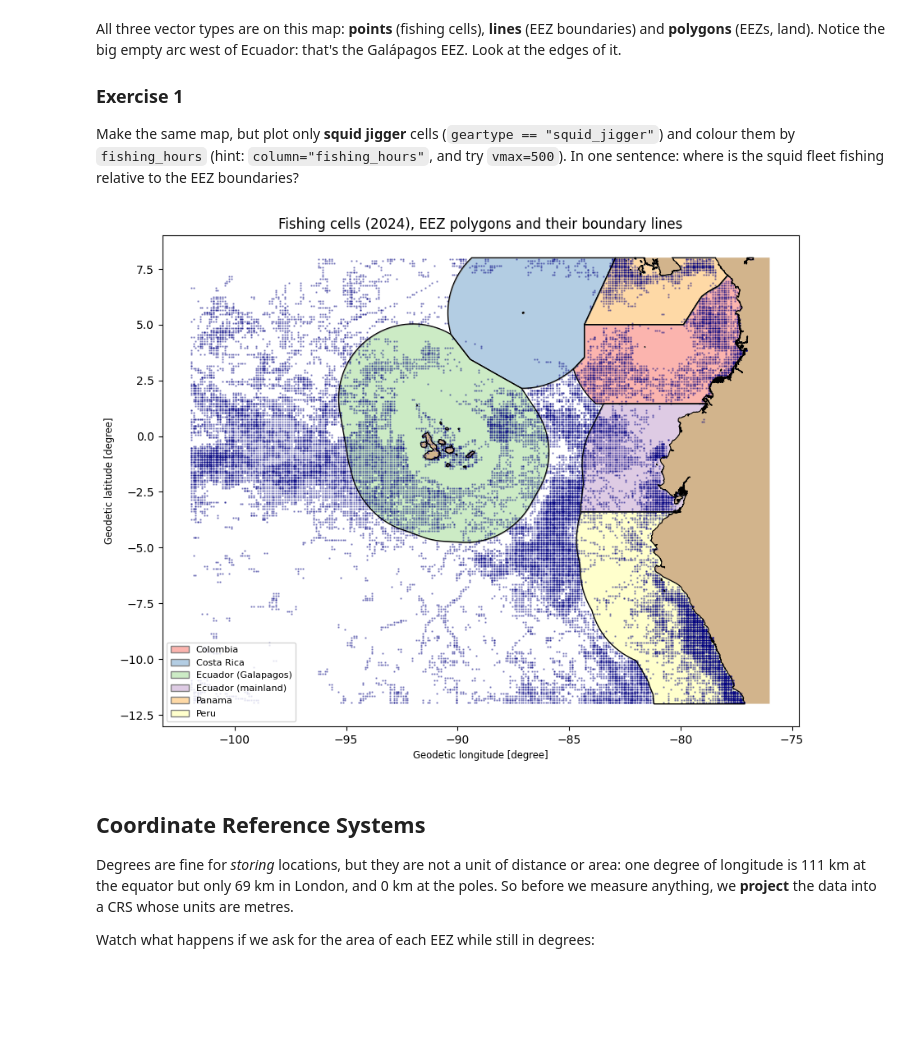
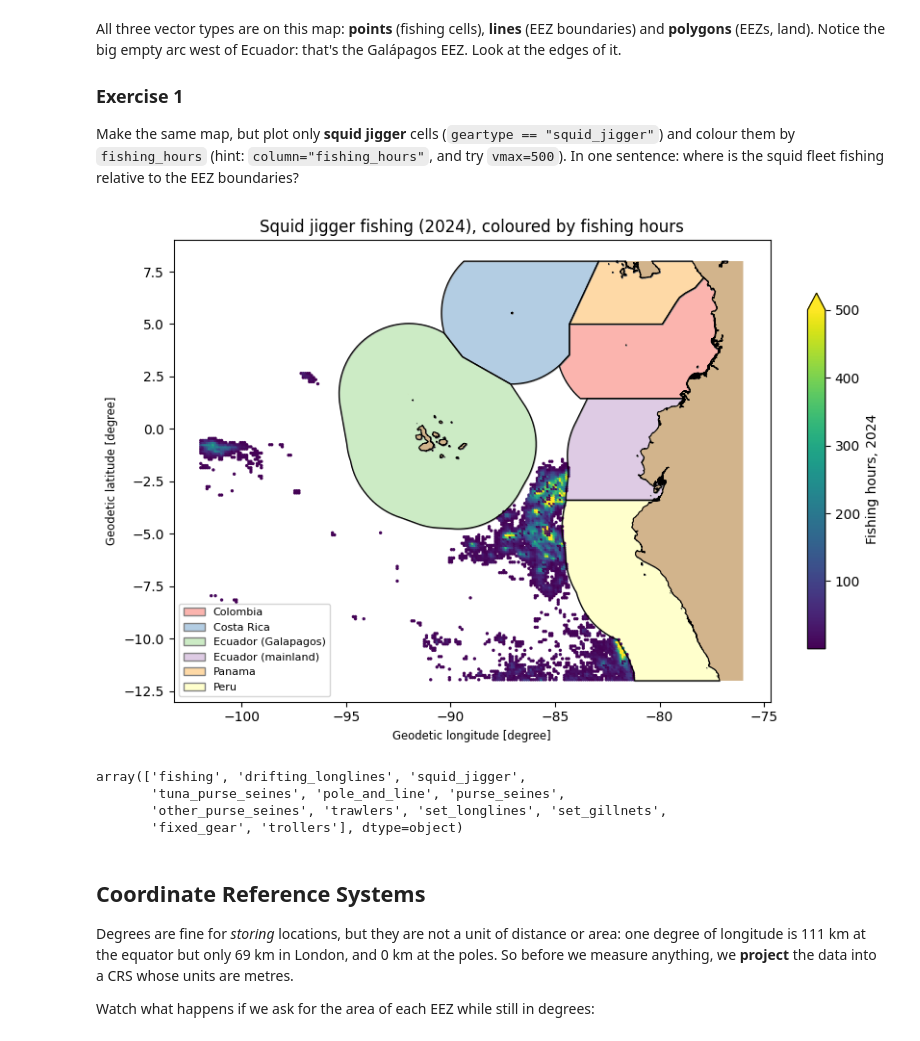
Before and after one commit to ellaxcode/QM2, a Jupyter notebook: notebooks/w03_spatial_data.ipynb, the cells around one changed output. Cells and saved outputs as stored; diff of their text form; code cells hidden in the pictures; blank space fills up the shorter version.

```diff
--- a/notebooks/w03_spatial_data.ipynb
+++ b/notebooks/w03_spatial_data.ipynb
@@ -168,24 +150,37 @@ Make the same map, but plot only **squid jigger** cells (`geartype == "squid_jig
 # %%
 # your code here
 fig, ax = plt.subplots(figsize=(10, 8))
 eez.plot(ax=ax, column="eez", cmap="Pastel1", edgecolor="grey", legend=True,
          legend_kwds={"loc": "lower left", "fontsize": 8})
 eez.boundary.plot(ax=ax, color="black", linewidth=0.8)      # .boundary turns polygons into LINES
 land.plot(ax=ax, color="tan")
 
 
+#cells # geo data frame with only 2024 data, contains the geartype too
+#filter Geodf cells to only include squid jigger types
+squid = cells[cells["geartype"] == "squid_jigger"] #condition is whats inside the cells[]
 
+#plot on same axis so use ax=ax
+squid.plot(
+    ax=ax,
+    markersize=2,
+    column="fishing_hours",
+    vmax=500,
+    legend=True,
+    legend_kwds={"label": "Fishing hours, 2024", "shrink": 0.6}
+    )
 
+ax.set_title("Squid jigger fishing (2024), coloured by fishing hours")
+plt.show()
 
-cells.plot(ax=ax, markersize=0.5, color="navy", alpha=0.4)  # points
-
-#note to self: need to filter down cells to only include geartype == "squid_jigger"and do some other tings too
-
-
-ax.set_title("Fishing cells (2024), EEZ polygons and their boundary lines")
-plt.show()
+#By looking at the map one can see that the fishing is most focused around the Ecuador and Peru coast and does not cross into the Galapagos EEZ, which could mean that the AIS is being turned off
+cells["geartype"].unique()
 # %% [output]
-[figure, old version]
+[figure, new version]
+array(['fishing', 'drifting_longlines', 'squid_jigger',
+       'tuna_purse_seines', 'pole_and_line', 'purse_seines',
+       'other_purse_seines', 'trawlers', 'set_longlines', 'set_gillnets',
+       'fixed_gear', 'trollers'], dtype=object)
 # %% [markdown]
 ## Coordinate Reference Systems
 
```
Also changed, not shown: parts of 11 cells of this notebook.
